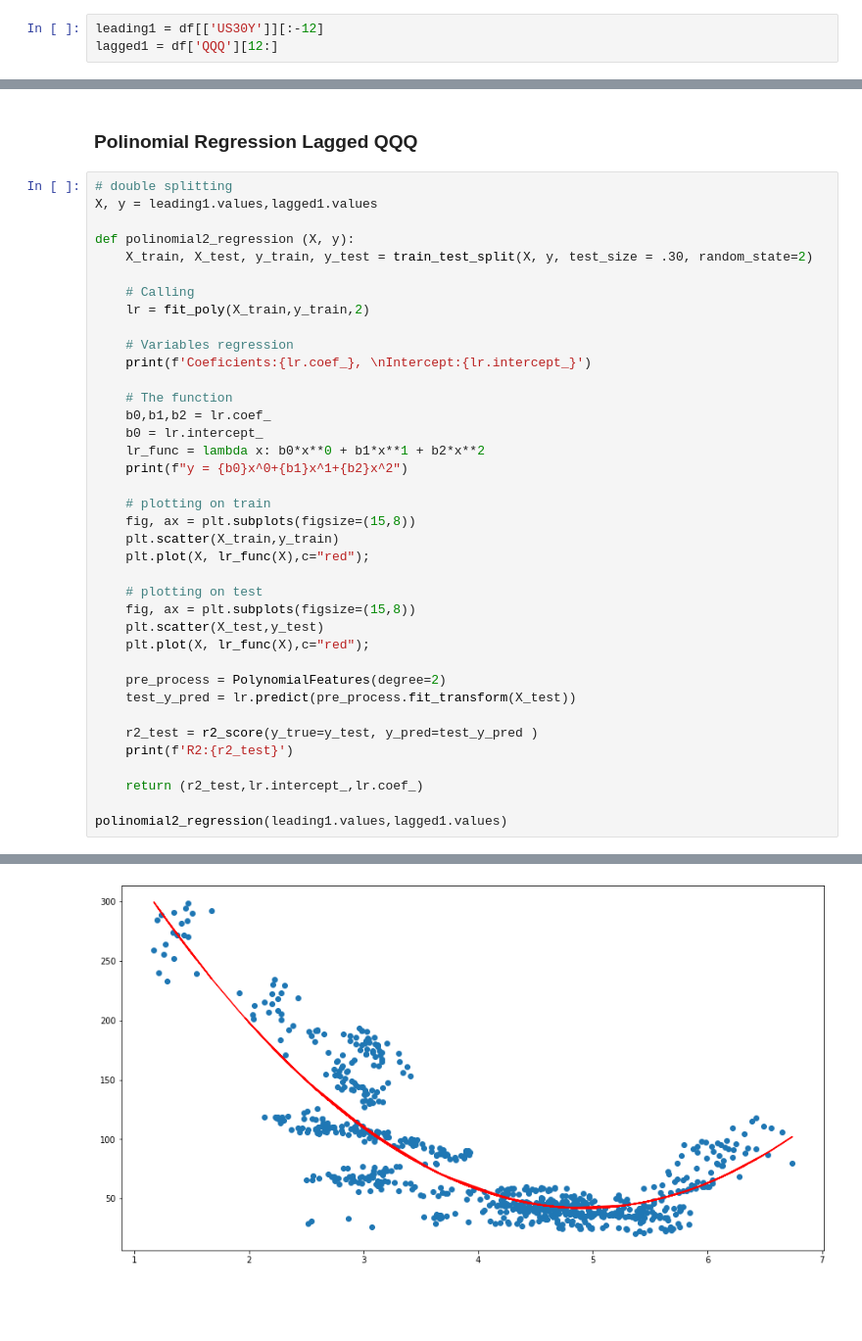
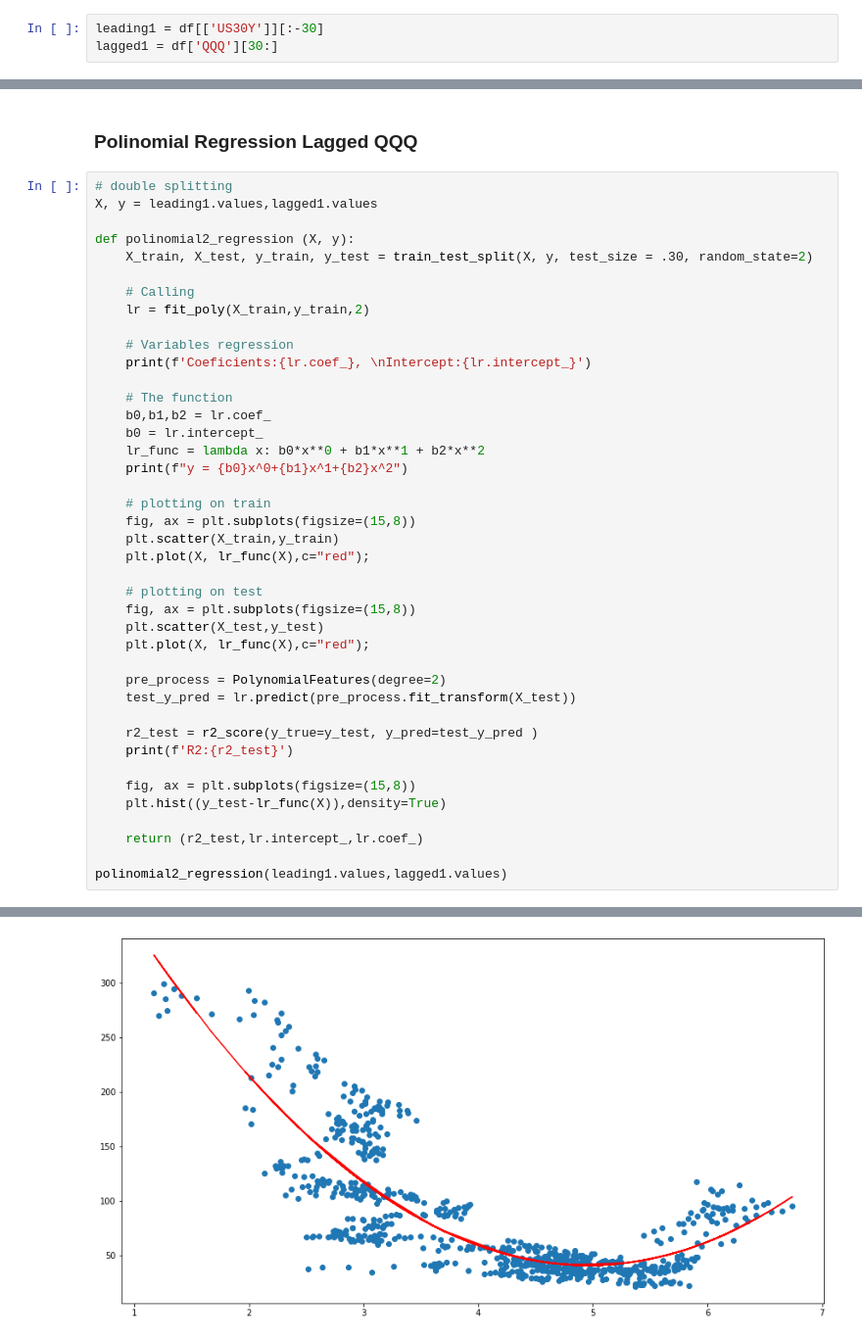
Before and after one commit to carlosvilasanjuan/Implied-Equity-Duration, a Jupyter notebook: analysis/qqq_close/exploration.ipynb, the cells around one changed output, grey strips where cells are left out. Shown at 98% size. Cells and saved outputs as stored; diff of their text form; blank space fills up the shorter version.

```diff
--- a/analysis/qqq_close/exploration.ipynb
+++ b/analysis/qqq_close/exploration.ipynb
@@ -174,8 +180,8 @@ R2:0.7005174721770199
 # %% [markdown]
 ## Polinomial Regression 2 Lagged QQQ
 # %%
-leading1 = df[['US30Y']][:-12]
-lagged1 = df['QQQ'][12:]
+leading1 = df[['US30Y']][:-30]
+lagged1 = df['QQQ'][30:]
 # %%
 # double splitting
 X, y = leading1.values,lagged1.values
@@ -256,6 +262,9 @@ def polinomial2_regression (X, y):
     r2_test = r2_score(y_true=y_test, y_pred=test_y_pred )
     print(f'R2:{r2_test}')
 
+    fig, ax = plt.subplots(figsize=(15,8))
+    plt.hist((y_test-lr_func(X)),density=True)
+
     return (r2_test,lr.intercept_,lr.coef_)
 
 polinomial2_regression(leading1.values,lagged1.values)
@@ -270 +279 @@ R2:0.7150236436120581
-[figure, old version]
+[figure, new version]
```
Also changed, not shown: parts of 28 cells of this notebook, 2 other files.
